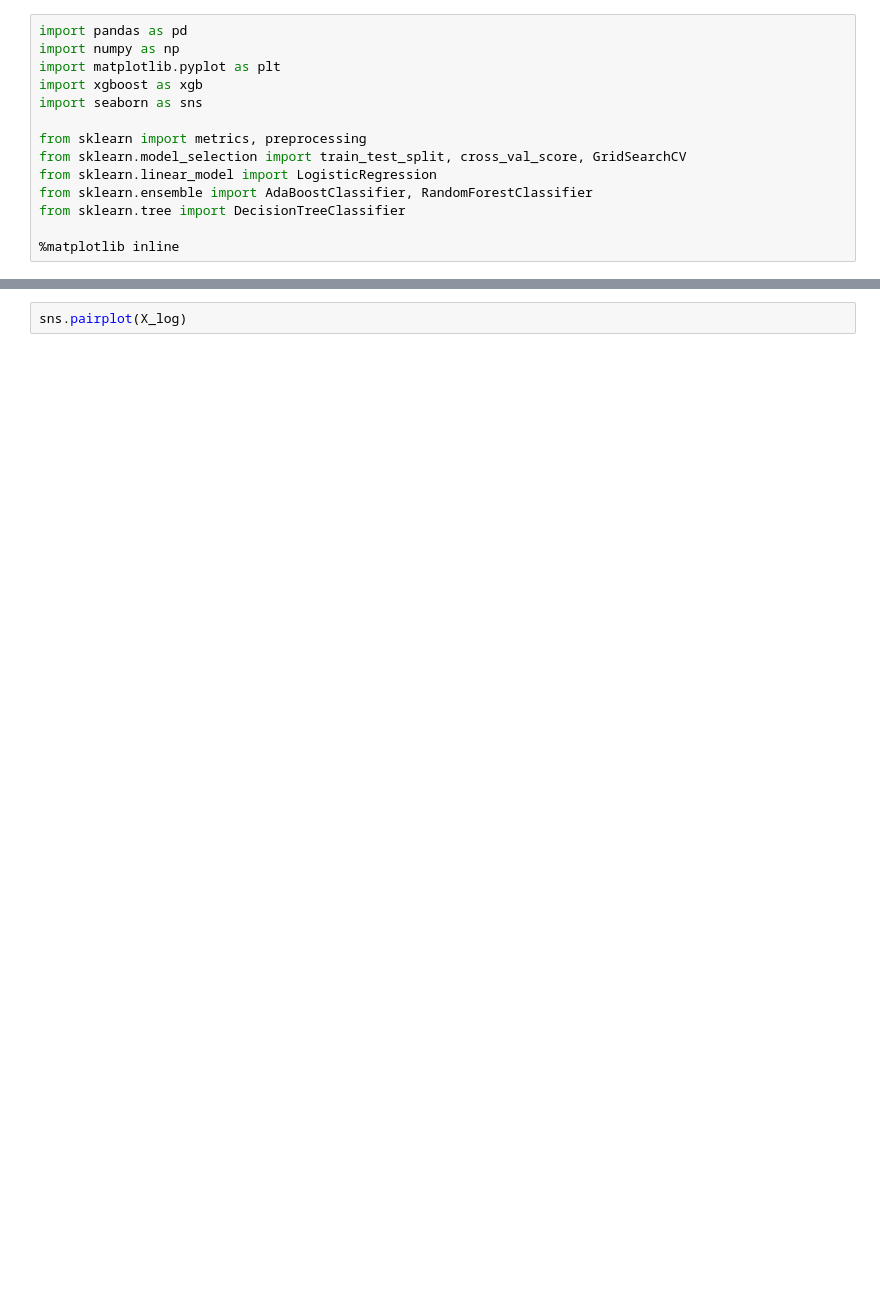
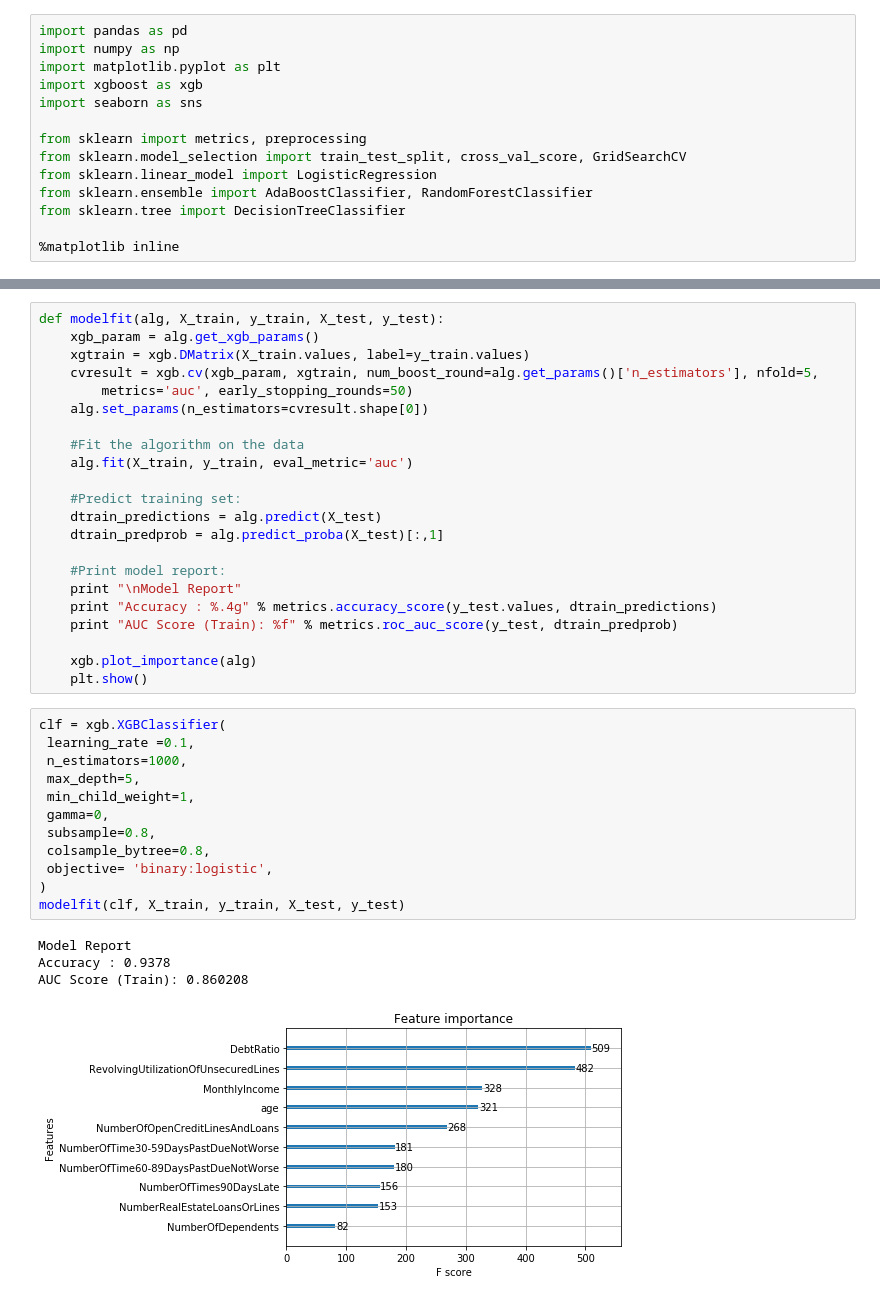
Before and after one commit to irfanhasan/EE379K, a Jupyter notebook: Lab7/Untitled.ipynb, the cells around one changed output, grey strips where cells are left out. Drawn from its saved outputs; the diff is of its cells as text; blank space fills up the shorter version.

```diff
--- a/Lab7/Untitled.ipynb
+++ b/Lab7/Untitled.ipynb
@@ -86,2 +84,39 @@ sns.pairplot(X_train)
-# %%
-sns.pairplot(X_log)
+# %%
+def modelfit(alg, X_train, y_train, X_test, y_test):
+    xgb_param = alg.get_xgb_params()
+    xgtrain = xgb.DMatrix(X_train.values, label=y_train.values)
+    cvresult = xgb.cv(xgb_param, xgtrain, num_boost_round=alg.get_params()['n_estimators'], nfold=5,
+        metrics='auc', early_stopping_rounds=50)
+    alg.set_params(n_estimators=cvresult.shape[0])
+
+    #Fit the algorithm on the data
+    alg.fit(X_train, y_train, eval_metric='auc')
+
+    #Predict training set:
+    dtrain_predictions = alg.predict(X_test)
+    dtrain_predprob = alg.predict_proba(X_test)[:,1]
+
+    #Print model report:
+    print "\nModel Report"
+    print "Accuracy : %.4g" % metrics.accuracy_score(y_test.values, dtrain_predictions)
+    print "AUC Score (Train): %f" % metrics.roc_auc_score(y_test, dtrain_predprob)
+
+    xgb.plot_importance(alg)
+    plt.show()
+# %%
+clf = xgb.XGBClassifier(
+ learning_rate =0.1,
+ n_estimators=1000,
+ max_depth=5,
+ min_child_weight=1,
+ gamma=0,
+ subsample=0.8,
+ colsample_bytree=0.8,
+ objective= 'binary:logistic',
+)
+modelfit(clf, X_train, y_train, X_test, y_test)
+# %% [output]
+Model Report
+Accuracy : 0.9378
+AUC Score (Train): 0.860208
+[figure, added]
```
Also changed, not shown: parts of 47 cells of this notebook.
